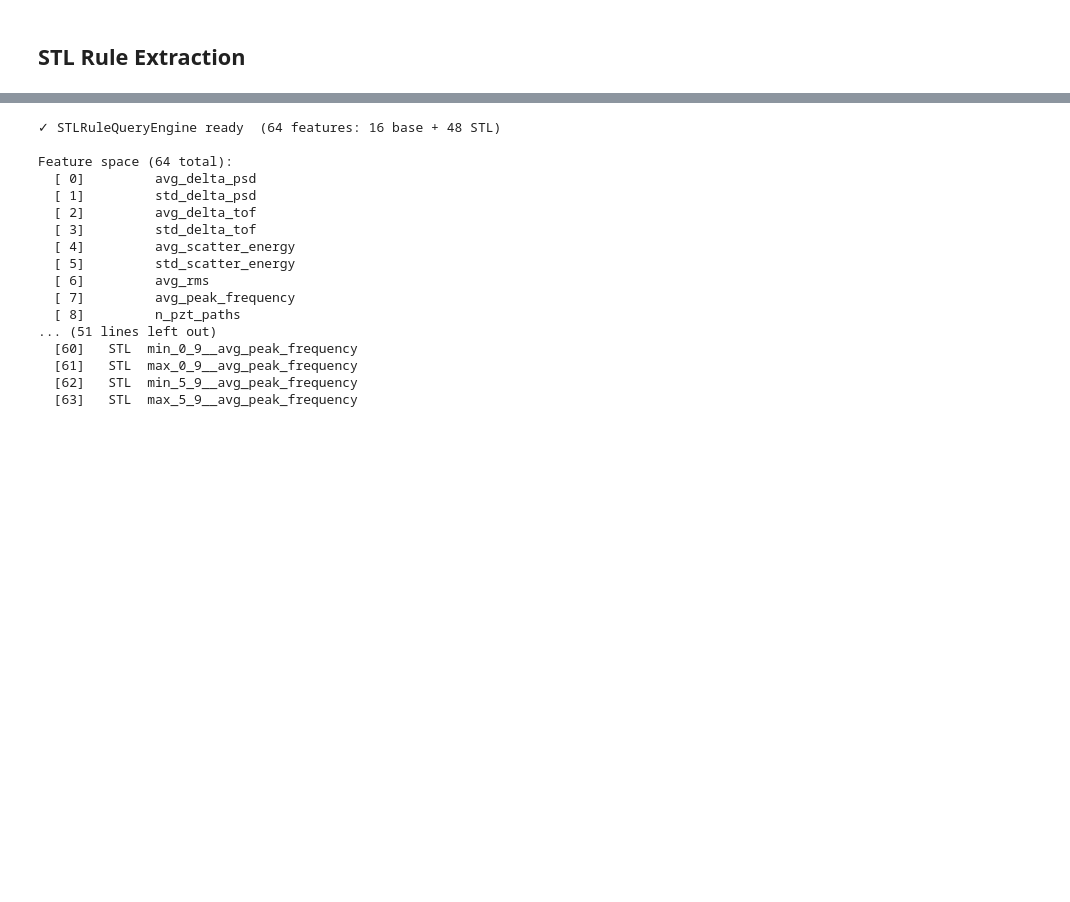
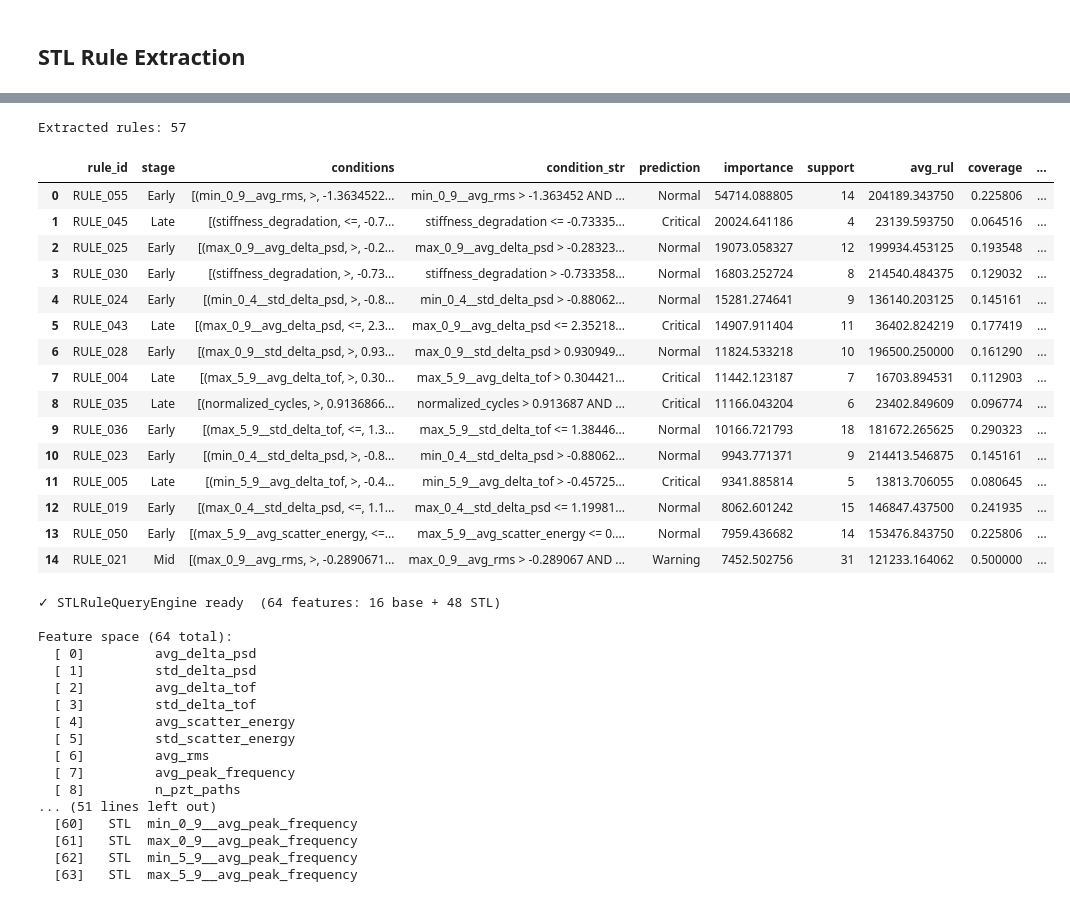
Before and after one commit to XAI-IITG/CFRP_Composit_Materials_Analysis, a Jupyter notebook: notebooks/kg_xai_system.ipynb, the cells around one changed output, grey strips where cells are left out. Drawn from its saved outputs; the diff is of its cells as text; code cells hidden in the pictures; blank space fills up the shorter version.

```diff
--- a/notebooks/kg_xai_system.ipynb
+++ b/notebooks/kg_xai_system.ipynb
@@ -1778,5 +1811,27 @@ STL RULEFIT — RULE EXTRACTION
 ================================================================================
 <modules.stl_rules.STLRuleFit at 0x...>
+# %%
+stl_rules_df = stl_rulefit.get_rules_dataframe()
+print(f"\nExtracted rules: {len(stl_rules_df)}")
+display(stl_rules_df.head(15))
+# %% [output]
+Extracted rules: 57
+|  | rule_id | stage | conditions | condition_str | prediction | importance | support | avg_rul | coverage | ... |
+| 0 | RULE_055 | Early | [(min_0_9__avg_rms, >, -1.3634522... | min_0_9__avg_rms > -1.363452 AND ... | Normal | 54714.088805 | 14 | 204189.343750 | 0.225806 | ... |
+| 1 | RULE_045 | Late | [(stiffness_degradation, <=, -0.7... | stiffness_degradation <= -0.73335... | Critical | 20024.641186 | 4 | 23139.593750 | 0.064516 | ... |
+| 2 | RULE_025 | Early | [(max_0_9__avg_delta_psd, >, -0.2... | max_0_9__avg_delta_psd > -0.28323... | Normal | 19073.058327 | 12 | 199934.453125 | 0.193548 | ... |
+| 3 | RULE_030 | Early | [(stiffness_degradation, >, -0.73... | stiffness_degradation > -0.733358... | Normal | 16803.252724 | 8 | 214540.484375 | 0.129032 | ... |
+| 4 | RULE_024 | Early | [(min_0_4__std_delta_psd, >, -0.8... | min_0_4__std_delta_psd > -0.88062... | Normal | 15281.274641 | 9 | 136140.203125 | 0.145161 | ... |
+| 5 | RULE_043 | Late | [(max_0_9__avg_delta_psd, <=, 2.3... | max_0_9__avg_delta_psd <= 2.35218... | Critical | 14907.911404 | 11 | 36402.824219 | 0.177419 | ... |
+| 6 | RULE_028 | Early | [(max_0_9__std_delta_psd, >, 0.93... | max_0_9__std_delta_psd > 0.930949... | Normal | 11824.533218 | 10 | 196500.250000 | 0.161290 | ... |
+| 7 | RULE_004 | Late | [(max_5_9__avg_delta_tof, >, 0.30... | max_5_9__avg_delta_tof > 0.304421... | Critical | 11442.123187 | 7 | 16703.894531 | 0.112903 | ... |
+| 8 | RULE_035 | Late | [(normalized_cycles, >, 0.9136866... | normalized_cycles > 0.913687 AND ... | Critical | 11166.043204 | 6 | 23402.849609 | 0.096774 | ... |
+| 9 | RULE_036 | Early | [(max_5_9__std_delta_tof, <=, 1.3... | max_5_9__std_delta_tof <= 1.38446... | Normal | 10166.721793 | 18 | 181672.265625 | 0.290323 | ... |
+| 10 | RULE_023 | Early | [(min_0_4__std_delta_psd, >, -0.8... | min_0_4__std_delta_psd > -0.88062... | Normal | 9943.771371 | 9 | 214413.546875 | 0.145161 | ... |
+| 11 | RULE_005 | Late | [(min_5_9__avg_delta_tof, >, -0.4... | min_5_9__avg_delta_tof > -0.45725... | Critical | 9341.885814 | 5 | 13813.706055 | 0.080645 | ... |
+| 12 | RULE_019 | Early | [(max_0_4__std_delta_psd, <=, 1.1... | max_0_4__std_delta_psd <= 1.19981... | Normal | 8062.601242 | 15 | 146847.437500 | 0.241935 | ... |
+| 13 | RULE_050 | Early | [(max_5_9__avg_scatter_energy, <=... | max_5_9__avg_scatter_energy <= 0.... | Normal | 7959.436682 | 14 | 153476.843750 | 0.225806 | ... |
+| 14 | RULE_021 | Mid | [(max_0_9__avg_rms, >, -0.2890671... | max_0_9__avg_rms > -0.289067 AND ... | Warning | 7452.502756 | 31 | 121233.164062 | 0.500000 | ... |
 # %%
 stl_qe = STLRuleQueryEngine(
     stl_rulefit=stl_rulefit,
```
Also changed, not shown: parts of 23 cells of this notebook, 18 other files.
